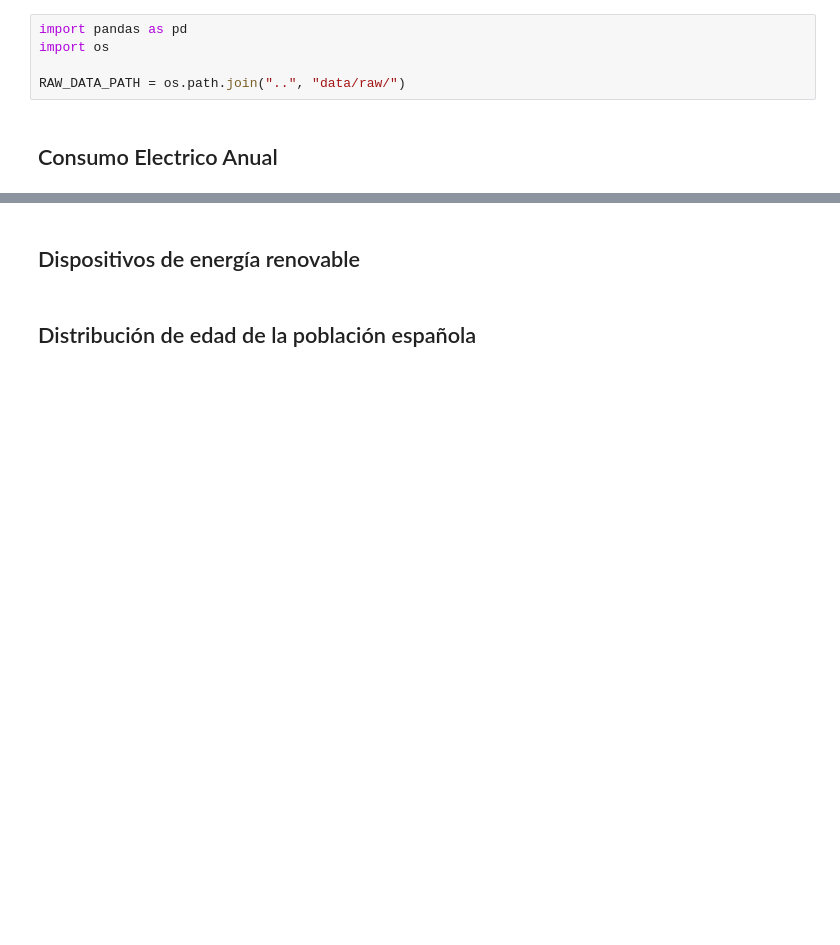
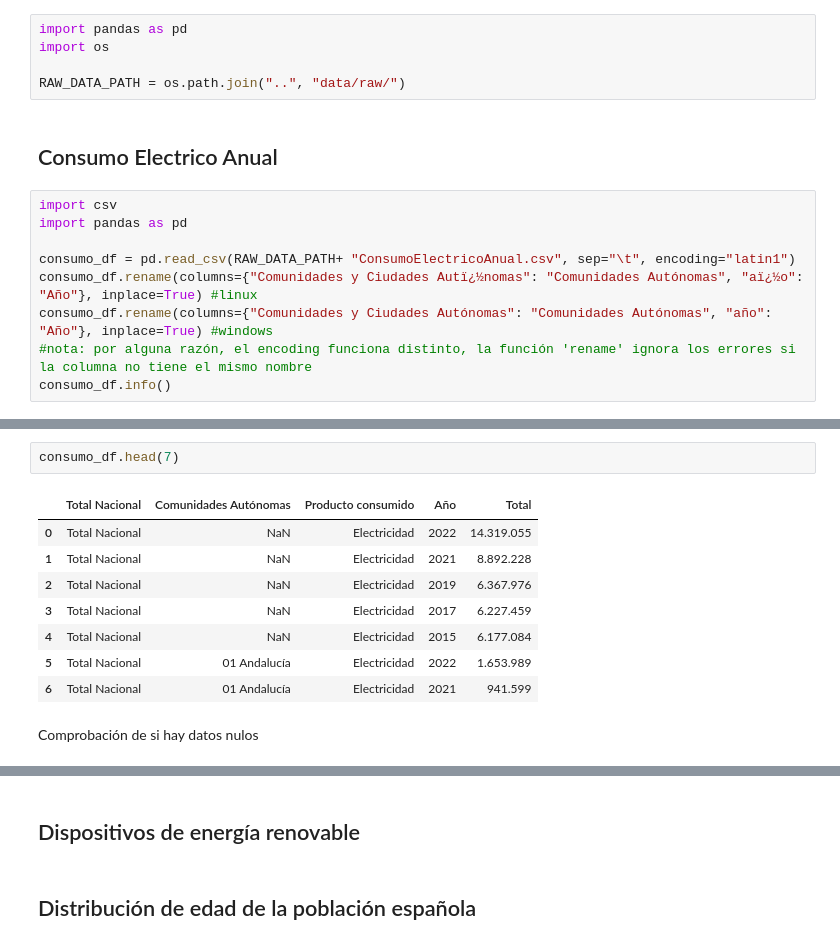
Before and after one commit to elena-17/DataMining-24-25, a Jupyter notebook: src/processing.ipynb, the cells around one changed output, grey strips where cells are left out. Saved outputs shown, nothing was run; the diff lists cells and outputs as text; blank space fills up the shorter version.

Commit message:
processing 'Consumo Electrico Anual'

```diff
--- a/src/processing.ipynb
+++ b/src/processing.ipynb
@@ -17,3 +17,12 @@ import os
 RAW_DATA_PATH = os.path.join("..", "data/raw/")
 # %% [markdown]
 ## Consumo Electrico Anual
+# %%
+import csv
+import pandas as pd
+
+consumo_df = pd.read_csv(RAW_DATA_PATH+ "ConsumoElectricoAnual.csv", sep="\t", encoding="latin1")
+consumo_df.rename(columns={"Comunidades y Ciudades Autï¿½nomas": "Comunidades Autónomas", "aï¿½o": "Año"}, inplace=True) #linux
+consumo_df.rename(columns={"Comunidades y Ciudades Autónomas": "Comunidades Autónomas", "año": "Año"}, inplace=True) #windows
+#nota: por alguna razón, el encoding funciona distinto, la función 'rename' ignora los errores si la columna no tiene el mismo nombre
+consumo_df.info()
@@ -19,0 +42,13 @@ RAW_DATA_PATH = os.path.join("..", "data/raw/")
+# %%
+consumo_df.head(7)
+# %% [output]
+|  | Total Nacional | Comunidades Autónomas | Producto consumido | Año | Total |
+| 0 | Total Nacional | NaN | Electricidad | 2022 | 14.319.055 |
+| 1 | Total Nacional | NaN | Electricidad | 2021 | 8.892.228 |
+| 2 | Total Nacional | NaN | Electricidad | 2019 | 6.367.976 |
+| 3 | Total Nacional | NaN | Electricidad | 2017 | 6.227.459 |
+| 4 | Total Nacional | NaN | Electricidad | 2015 | 6.177.084 |
+| 5 | Total Nacional | 01 Andalucía | Electricidad | 2022 | 1.653.989 |
+| 6 | Total Nacional | 01 Andalucía | Electricidad | 2021 | 941.599 |
+# %% [markdown]
+Comprobación de si hay datos nulos
```
Also changed, not shown: parts of 12 cells of this notebook.
